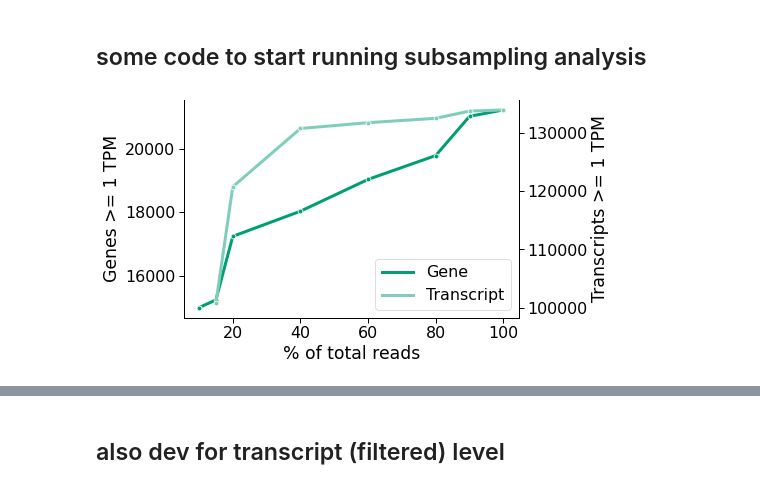
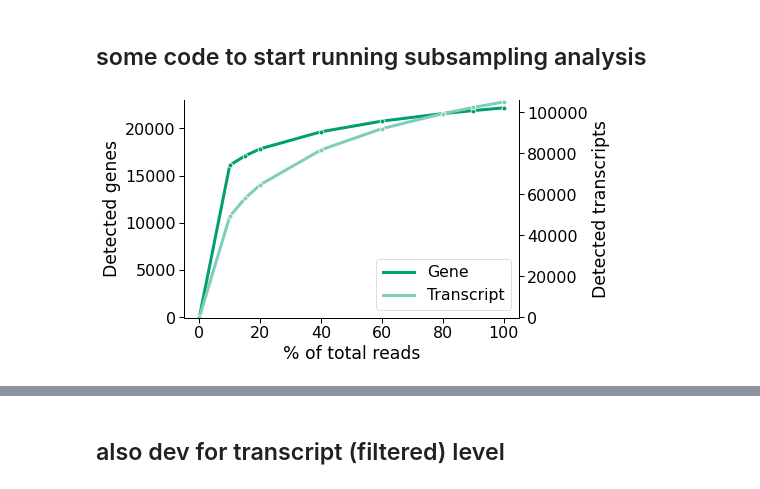
Before and after one commit to fairliereese/paper_rnawg, a Jupyter notebook: figures_revisions/revisions/subsample_wtc11.ipynb, the cells around one changed output, grey strips where cells are left out. Drawn from its saved outputs; the diff is of its cells as text; code cells hidden in the pictures.

Commit message:
added some subsample updates

```diff
--- a/figures_revisions/revisions/subsample_wtc11.ipynb
+++ b/figures_revisions/revisions/subsample_wtc11.ipynb
@@ -47,3 +47,6 @@ go_gene_subset = 'protein_coding'
 predom_iso_subset = 'protein_coding'
 
 m_lib_meta = od+expand(config['lr']['meta'], species='mouse')[0]
+# %%
+g_sub = od+expand(config['lr']['subsample']['gene_summary'], species='human')[0]
+t_sub = od+expand(config['lr']['subsample']['transcript_summary'], species='human')[0]
@@ -50,37 +115,50 @@ m_lib_meta = od+expand(config['lr']['meta'], species='mouse')[0]
 # %% [markdown]
 ## some code to start running subsampling analysis
 # %%
-g_df = pd.read_csv('test_gene_summary.tsv', sep='\t')
-t_df = pd.read_csv('test_transcript_summary.tsv', sep='\t')
+# g_df = pd.read_csv('test_gene_summary.tsv', sep='\t')
+# t_df = pd.read_csv('test_transcript_summary.tsv', sep='\t')
 
-df = g_df.merge(t_df, how='left', on='depth')
+g_df = pd.read_csv(g_sub, sep='\t')
+t_df = pd.read_csv(t_sub, sep='\t')
+
+df = g_df.merge(t_df, how='left', on=['depth', 'rep'])
+temp = pd.DataFrame()
+temp['n_genes'] = [0]
+temp['n_transcripts'] = 0
+temp['depth'] = 0
+df = pd.concat([df, temp], axis=0)
+
 df['perc'] = df.depth*100
-df['dummy'] = ['Transcript' if i != 0 else 'Gene' for i in range(len(df.index))]
-df.head()
+df['dummy_x'] = -0
+df['dummy_y'] = -10
+df['dummy_hue'] = ['Transcript' if i != 0 else 'Gene' for i in range(len(df.index))]
 
 ic_colors, order = get_ic_nov_colors()
 c = ic_colors['Known']
 cats = ['Gene', 'Transcript']
 c_dict, order = get_shade_colors(c, cats)
 
 sns.set_context('paper', font_scale=1.8)
 ax = sns.lineplot(data=df, x='perc', y='n_genes',
              marker='o', linewidth=3, c=c_dict['Gene'])
 ax2 = plt.twinx()
 sns.lineplot(data=df, x='perc', y='n_transcripts',
-             marker='o', linewidth=3, ax=ax2, c=c_dict['Transcript'],
-             hue='dummy', palette=c_dict)
-_ = ax.set(xlabel='% of total reads', ylabel='Genes >= 1 TPM')
-_ = ax2.set(ylabel='Transcripts >= 1 TPM')
+             marker='o', linewidth=3, ax=ax2, c=c_dict['Transcript'])
+sns.lineplot(data=df, x='dummy_x', y='dummy_y',
+             hue='dummy_hue', palette=c_dict)
+_ = ax.set(xlabel='% of total reads', ylabel='Detected genes',
+           ylim=(-10,23000), xlim=(-5,105))
+_ = ax2.set(ylabel='Detected transcripts',
+            ylim=(-10,106000), xlim=(-5,105))
 ax.spines['top'].set_visible(False)
 ax2.spines['top'].set_visible(False)
 ax2.legend_.set_title(None)
 
 # get the legend object
 leg = ax2.legend()
 
 # change the line width for the legend
 for line in leg.get_lines():
     line.set_linewidth(3)
 # %% [output]
-[figure, old version]
+[figure, new version]
```
Also changed, not shown: parts of 5 cells of this notebook, 2 other files.
